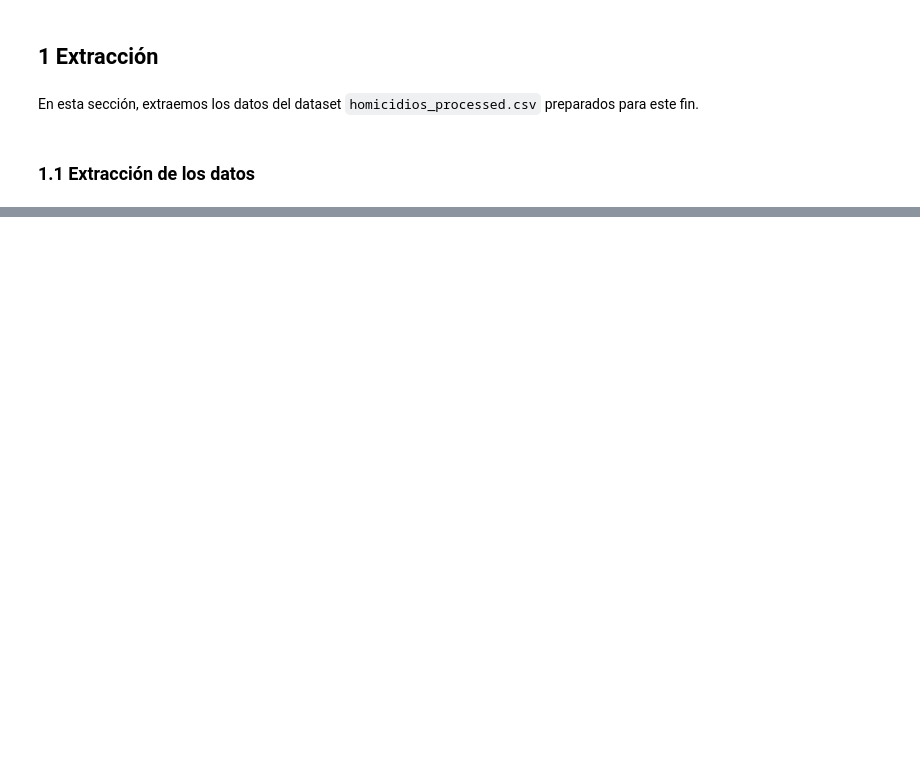
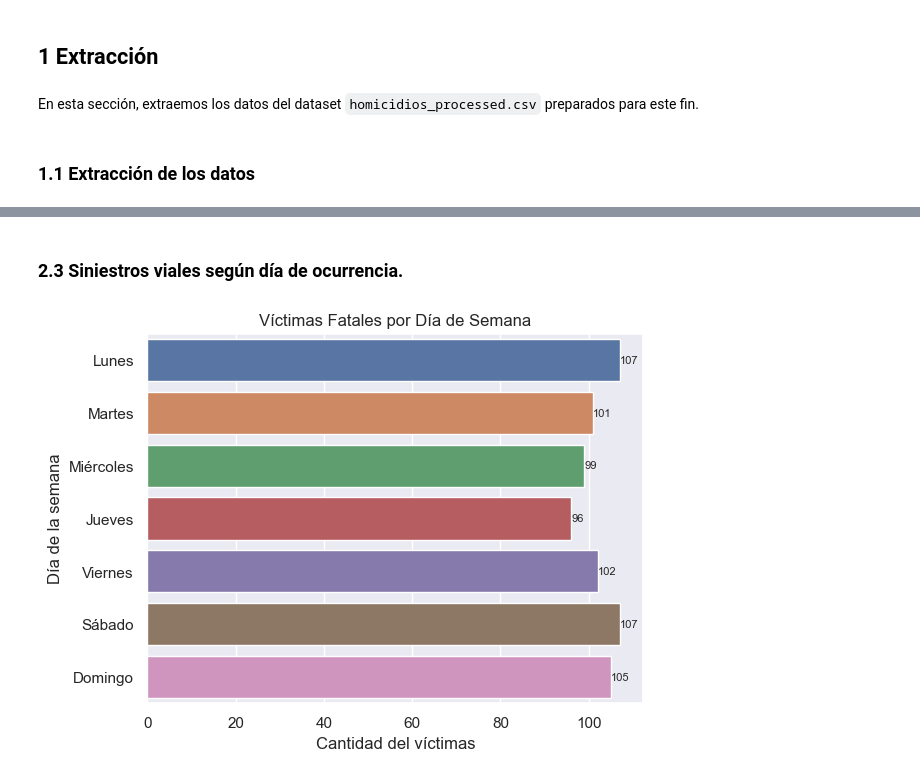
Before and after one commit to FreddyPinto/road-crashes-dataviz, a Jupyter notebook: notebooks/2.0-fp-eda.ipynb, the cells around one changed output, grey strips where cells are left out. Drawn from its saved outputs; the diff is of its cells as text; code cells hidden in the pictures; blank space fills up the shorter version.

```diff
--- a/notebooks/2.0-fp-eda.ipynb
+++ b/notebooks/2.0-fp-eda.ipynb
@@ -52,0 +123,15 @@ df
+# %% [markdown]
+### 2.3 Siniestros viales según día de ocurrencia.
+# %%
+ax = sns.countplot(df, y=df.fecha_hora.dt.dayofweek)
+
+ax.bar_label(ax.containers[0], fontsize=8)
+
+plt.title('Víctimas Fatales por Día de Semana')
+plt.xlabel('Cantidad del víctimas')
+plt.ylabel('Día de la semana')
+plt.yticks([0, 1, 2, 3, 4, 5, 6], ['Lunes', 'Martes',
+           'Miércoles', 'Jueves', 'Viernes', 'Sábado', 'Domingo'])
+plt.show()
+# %% [output]
+[figure, added]
```
Also changed, not shown: parts of 61 cells of this notebook.
